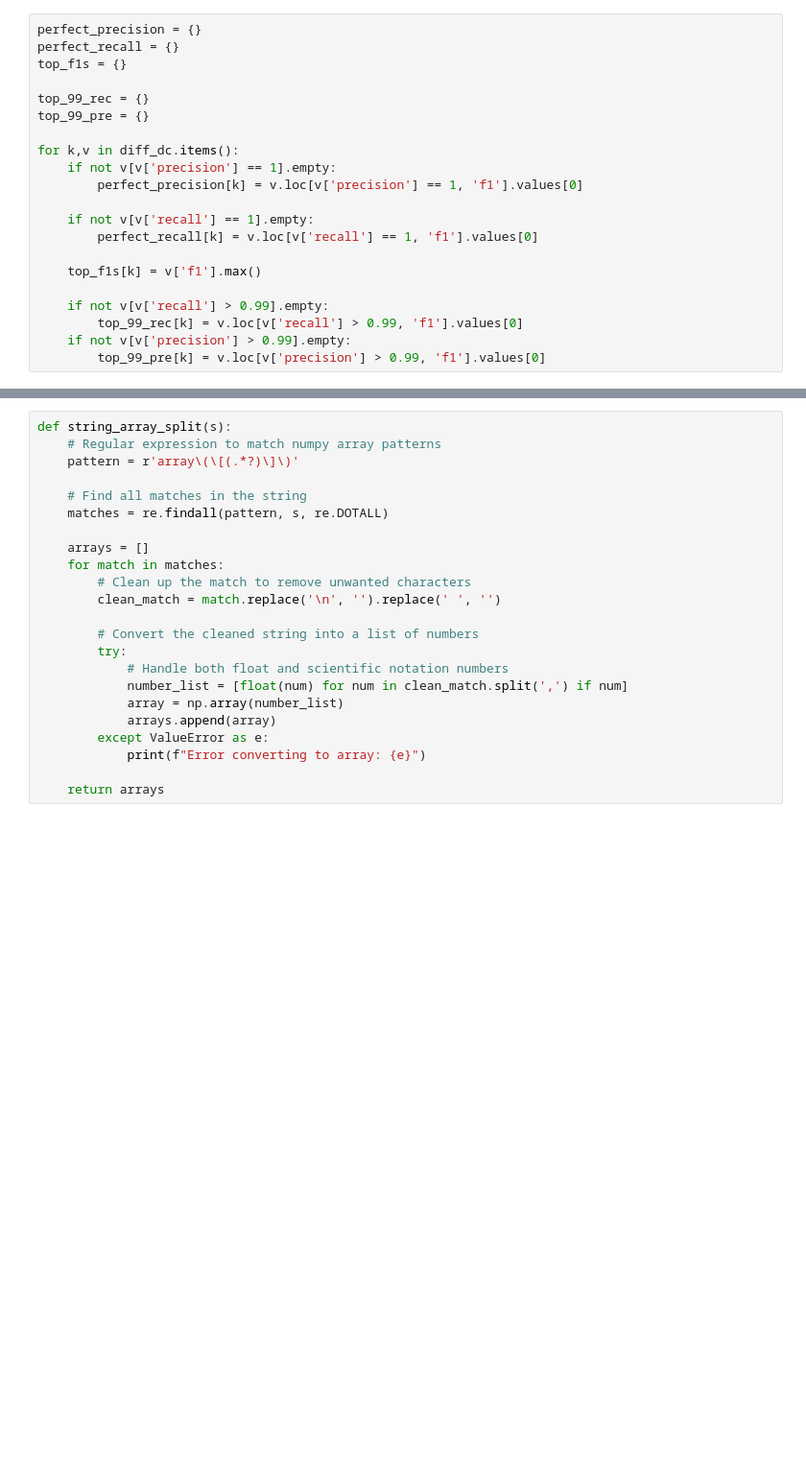
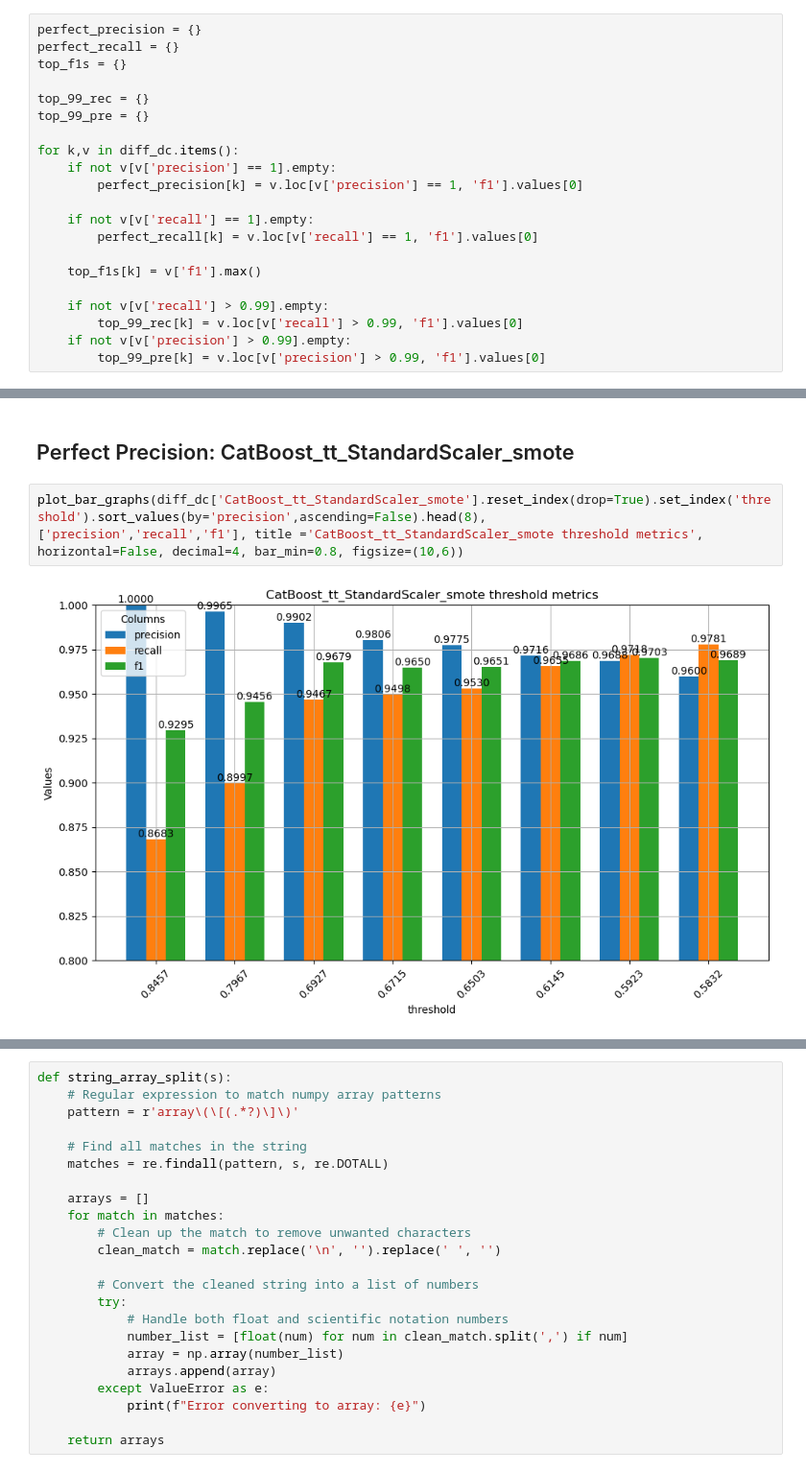
Before and after one commit to pgrts/Springboard, a Jupyter notebook: spam/Modeling.ipynb, the cells around one changed output, grey strips where cells are left out. Shown at 96% size. Saved outputs shown, nothing was run; the diff lists cells and outputs as text; blank space fills up the shorter version.

```diff
--- a/spam/Modeling.ipynb
+++ b/spam/Modeling.ipynb
@@ -766,0 +641,7 @@ best_f1[best_f1['f1'] > .972].sort_values(by='recall',ascending=False)[['thresho
+# %% [markdown]
+## Perfect Precision: CatBoost_tt_StandardScaler_smote
+# %%
+plot_bar_graphs(diff_dc['CatBoost_tt_StandardScaler_smote'].reset_index(drop=True).set_index('threshold').sort_values(by='precision',ascending=False).head(8),
+['precision','recall','f1'], title ='CatBoost_tt_StandardScaler_smote threshold metrics', horizontal=False, decimal=4, bar_min=0.8, figsize=(10,6))
+# %% [output]
+[figure, added]
```
Also changed, not shown: parts of 42 cells of this notebook.
